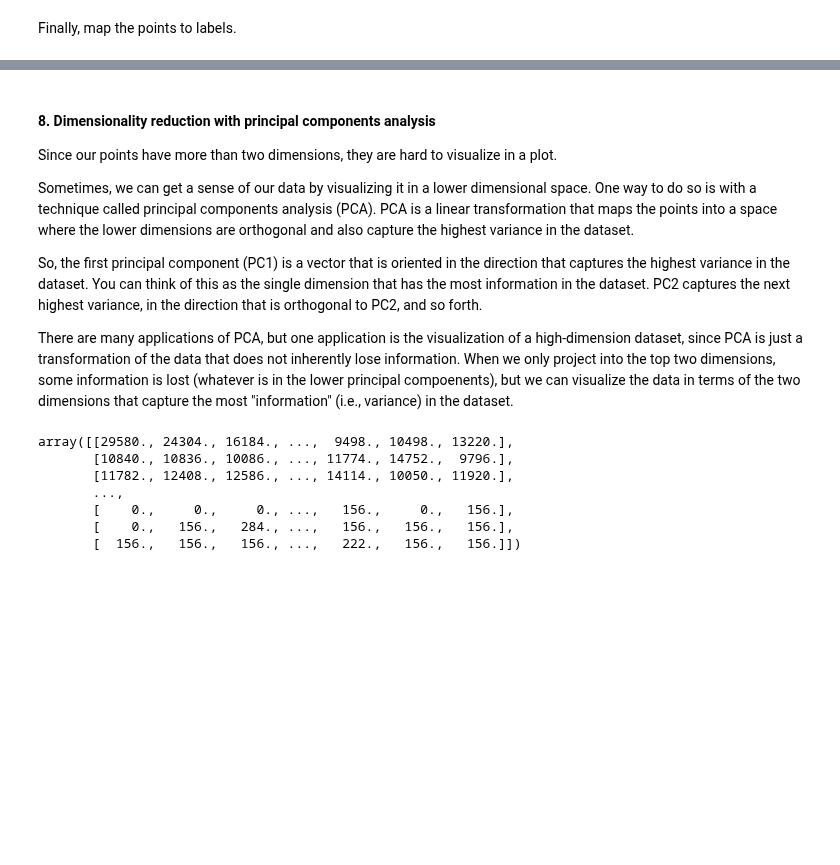
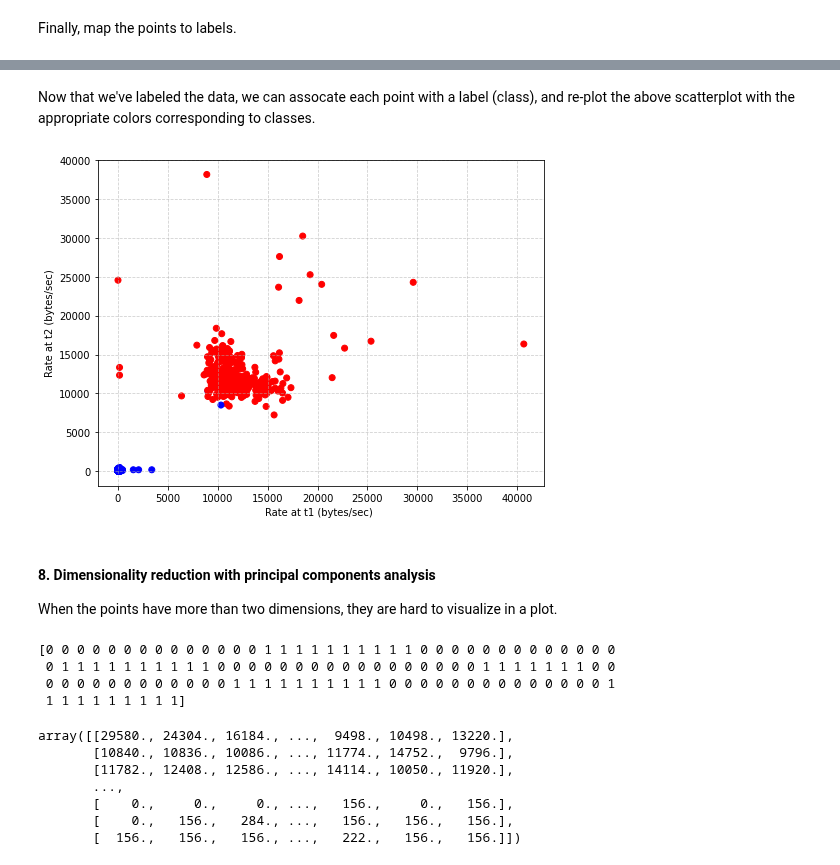
Before and after one commit to noise-lab/ml-networking, a Jupyter notebook: notebooks/4-Nearest-Neighbors-Trees.ipynb, the cells around one changed output, grey strips where cells are left out. Saved outputs shown, nothing was run; the diff lists cells and outputs as text; code cells hidden in the pictures; blank space fills up the shorter version.

```diff
--- a/notebooks/4-Nearest-Neighbors-Trees.ipynb
+++ b/notebooks/4-Nearest-Neighbors-Trees.ipynb
@@ -275,24 +290,27 @@ labels.head(10)
 # %% [markdown]
 Finally, map the points to labels.
 # %%
-# finally, map the labels to the points
-point_labels = []
-label_row = 0
+def label_points(labels, point_times):
+    point_labels = []
+    label_row = 0
 
-for t in point_times:
-    # check if there are more activities
-    if label_row < labels.shape[0] - 1:
-        next_label_time = labels.iloc[label_row+1]['timestamp']
+    for t in point_times:
+        # check if there are more activities
+        if label_row < labels.shape[0] - 1:
+            next_label_time = labels.iloc[label_row+1]['timestamp']
 
-        # check if the next activity started before the current point
-        if t >= next_label_time:
-            label_row += 1
+            # check if the next activity started before the current point
+            if t >= next_label_time:
+                label_row += 1
 
-    # assign the current point to a class number
-    current_class = labels.iloc[label_row]['class']
-    point_labels.append(current_class)
+        # assign the current point to a class number
+        current_class = labels.iloc[label_row]['class']
+        point_labels.append(current_class)
 
-# convert the result into a numpy array and print
-point_labels = np.array(point_labels)
-print(point_labels)
+    # convert the result into a numpy array and print
+    point_labels = np.array(point_labels)
+    print(point_labels)
+    return point_labels
+
+point_labels = label_points(labels, point_times)
 # %% [output]
@@ -303,13 +334,32 @@ print(point_labels)
-# %% [markdown]
-#### 8. Dimensionality reduction with principal components analysis
-
-Since our points have more than two dimensions, they are hard to visualize in a plot.
-
-Sometimes, we can get a sense of our data by visualizing it in a lower dimensional space. One way to do so is with a technique called principal components analysis (PCA). PCA is a linear transformation that maps the points into a space where the lower dimensions are orthogonal and also capture the highest variance in the dataset.
-
-So, the first principal component (PC1) is a vector that is oriented in the direction that captures the highest variance in the dataset. You can think of this as the single dimension that has the most information in the dataset. PC2 captures the next highest variance, in the direction that is orthogonal to PC2, and so forth.
-
-There are many applications of PCA, but one application is the visualization of a high-dimension dataset, since PCA is just a transformation of the data that does not inherently lose information. When we only project into the top two dimensions, some information is lost (whatever is in the lower principal compoenents), but we can visualize the data in terms of the two dimensions that capture the most "information" (i.e., variance) in the dataset.
+# %% [markdown]
+Now that we've labeled the data, we can assocate each point with a label (class), and re-plot the above scatterplot with the appropriate colors corresponding to classes.
+# %%
+# Assign colors to each class (helps with visualization)
+plt.scatter(*zip(*points), c=point_labels, cmap=mpl.colors.ListedColormap(colors))
+plt.grid(linestyle='--', alpha=0.6)
+plt.xlabel('Rate at t1 (bytes/sec) ')
+plt.ylabel('Rate at t2 (bytes/sec)')
+plt.show()
+# %% [output]
+[figure, added]
+# %% [markdown]
+#### 8. Dimensionality reduction with principal components analysis
+
+When the points have more than two dimensions, they are hard to visualize in a plot.
+# %%
+d = 10
+points, point_times = rates_to_points(rates,
+                                      rate_times,
+                                      d)
+
+
+
+point_labels = label_points(labels, point_times)
+# %% [output]
+[0 0 0 0 0 0 0 0 0 0 0 0 0 0 1 1 1 1 1 1 1 1 1 1 0 0 0 0 0 0 0 0 0 0 0 0 0
+ 0 1 1 1 1 1 1 1 1 1 1 0 0 0 0 0 0 0 0 0 0 0 0 0 0 0 0 0 1 1 1 1 1 1 1 0 0
+ 0 0 0 0 0 0 0 0 0 0 0 0 1 1 1 1 1 1 1 1 1 1 0 0 0 0 0 0 0 0 0 0 0 0 0 0 1
+ 1 1 1 1 1 1 1 1 1]
 # %%
 points
 # %% [output]
```
Also changed, not shown: parts of 16 cells of this notebook.
